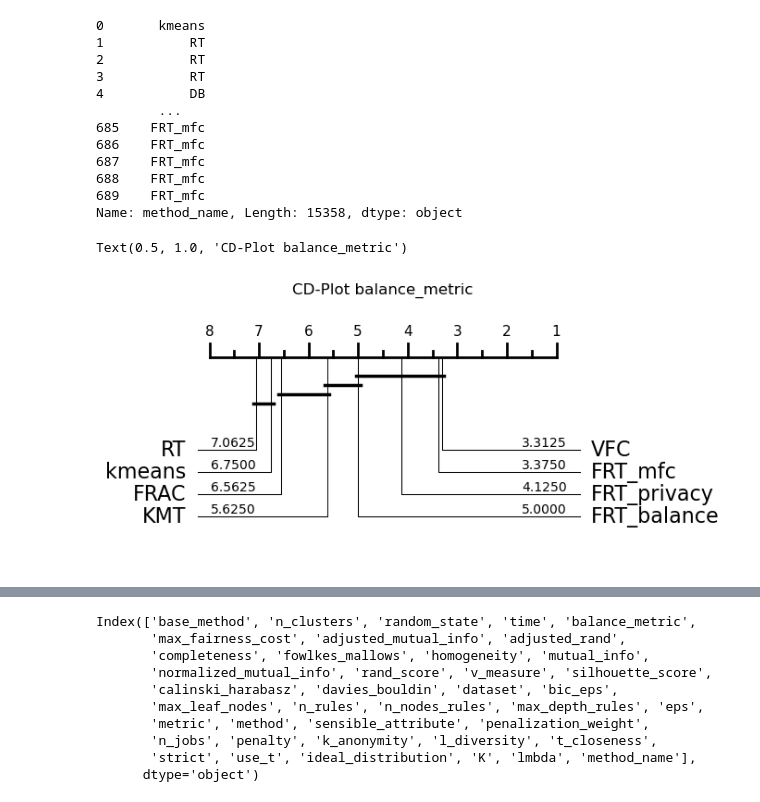
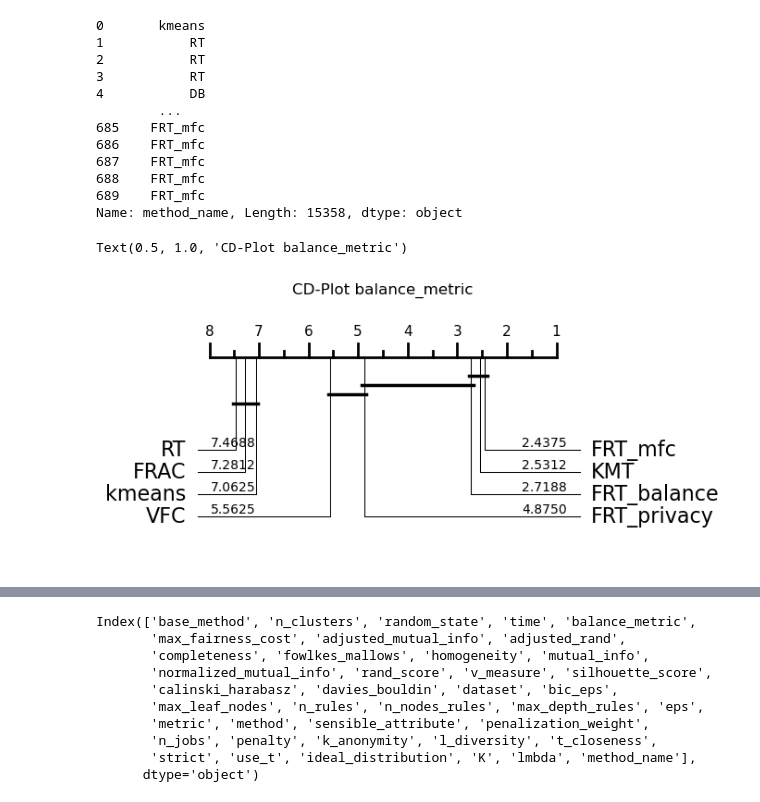
Before and after one commit to fismimosa/RuleTree, a Jupyter notebook: benchmark/Fair/Result Analysis.ipynb, the cells around one changed output, grey strips where cells are left out. Saved outputs shown, nothing was run; the diff lists cells and outputs as text; code cells hidden in the pictures.

```diff
--- a/benchmark/Fair/Result Analysis.ipynb
+++ b/benchmark/Fair/Result Analysis.ipynb
@@ -47,31 +47,31 @@ interesting_columns = ['method_name', 'dataset', 'penalty', 'time', 'silhouette_
 # %%
 best_column = 'balance_metric'
 
 def dc_plot(df, best_column, lower_better, fillna=-1):
 
-    df1 = df.sort_values(by=[best_column], ascending=True)\
+    df1 = df.sort_values(by=[best_column], ascending=lower_better)\
         .groupby(by=['method_name', 'dataset'])\
         .head(1).reset_index()[interesting_columns].sort_values(by=['dataset', 'method_name', best_column])
 
     scores = df1.pivot(
         columns=['method_name'],
         index='dataset',
         values=best_column,
     ).fillna(fillna)
 
     labels = scores.columns.values[1:]
 
     fig, ax = plot_critical_difference(scores.values,
                                     labels,
                                     lower_better=lower_better,
                                     alpha=0.1)
 
     return fig, ax
 
 dc_plot(df=df, best_column='balance_metric', lower_better=False)
-plt.title(f"CD-Plot {best_column}")
+plt.title(f"CD-Plot balance_metric")
 # %% [output]
 Text(0.5, 1.0, 'CD-Plot balance_metric')
-[figure, old version]
+[figure, new version]
 # %%
 dc_plot(df=df, best_column='max_fairness_cost', lower_better=True)
```
Also changed, not shown: parts of 3 cells of this notebook.
